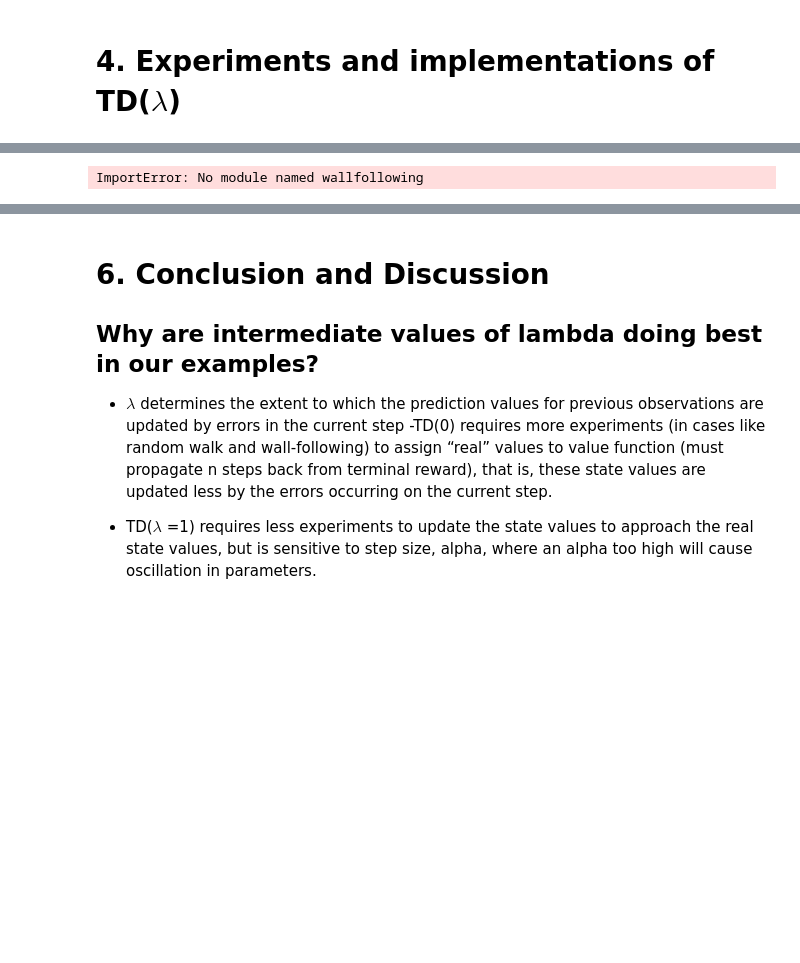
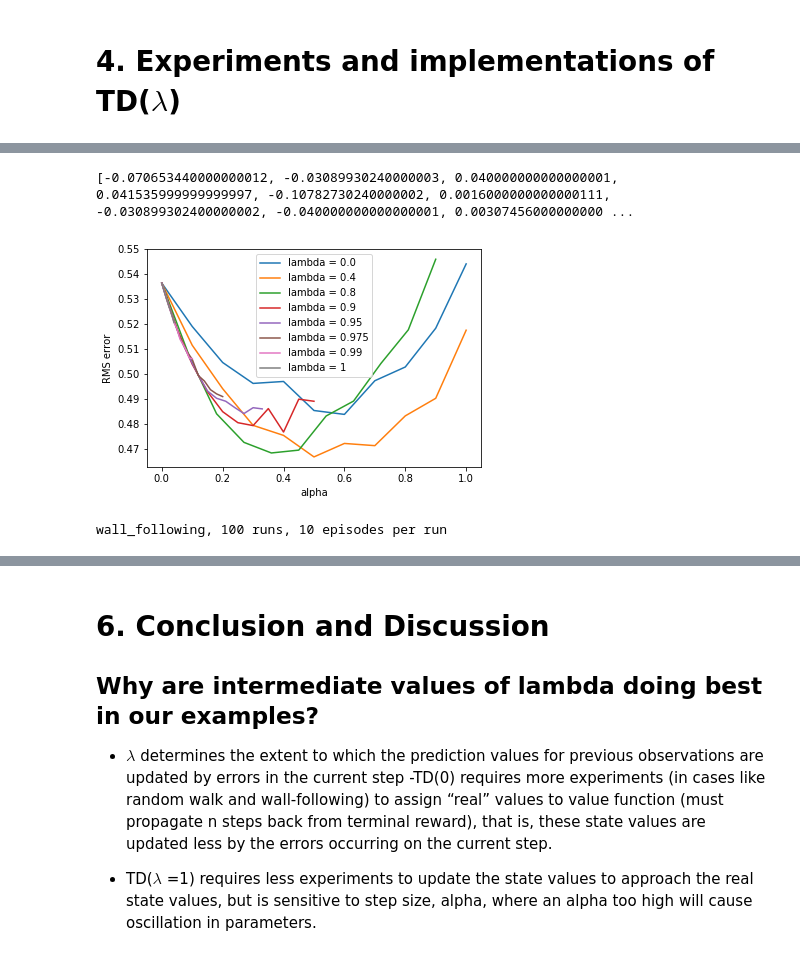
Before and after one commit to rllabmcgill/rlcourse-february-24-dy4242407, a Jupyter notebook: COMP767_assignment_Yue_Ali.ipynb, the cells around one changed output, grey strips where cells are left out. Cells and saved outputs as stored; diff of their text form; code cells hidden in the pictures; blank space fills up the shorter version.

```diff
--- a/COMP767_assignment_Yue_Ali.ipynb
+++ b/COMP767_assignment_Yue_Ali.ipynb
@@ -347,9 +471,7 @@ def wallFollowing(valueFunction):
 
 # lambdas is a series of lambda values
 # alpha are a sequence of step sizes for each lambda
-def RMSResult(TDLambda, runs, lambdas, alphas):
-
-    episodes = 10
+def RMSResult(TDLambda, runs, lambdas, alphas, episodes):
 
     #RMS error
     errors = [np.zeros(len(alphas_)) for alphas_ in alphas]
@@ -358,7 +480,7 @@ def RMSResult(TDLambda, runs, lambdas, alphas):
             for alphaIndex, alpha in zip(range(len(alphas[lambdaIndex])), alphas[lambdaIndex]):
                 valueFunction = TDLambda(Lambda, alpha)
                 for episode in range(episodes):
-                    print('run:', run, 'lambda:', Lambda, 'alpha:', alpha, 'episode:', episode)
+                    #print('run:', run, 'lambda:', Lambda, 'alpha:', alpha, 'episode:', episode)
                     wallFollowing(valueFunction)
                     stateValues = [valueFunction.value(state) for state in states]
                     errors[lambdaIndex][alphaIndex] += np.sqrt(np.mean(np.power(stateValues - bellmanStateValues[0: 24], 2)))
@@ -375,7 +497,7 @@ def RMSResult(TDLambda, runs, lambdas, alphas):
     print (stateValues)
 
 # RMSResult: TD(lambda) algorithm
-def Experiment():
+def Experiment_wall_f(runs, episodes):
     lambdas = [0.0, 0.4, 0.8, 0.9, 0.95, 0.975, 0.99, 1]
     alphas = [np.arange(0, 1.1, 0.1),
               np.arange(0, 1.1, 0.1),
@@ -386,10 +508,12 @@ def Experiment():
               np.arange(0, 0.11, 0.01),
               np.arange(0, 0.044, 0.004)]
 
-    RMSResult(TDLambda, 100, lambdas, alphas)
-
-Experiment()
-plt.show()
-print ("wall_following, 100 runs, 10 episodes per run")
+    RMSResult(TDLambda, runs, lambdas, alphas, episodes)
-# %% [output]
-ImportError: No module named wallfollowing
+# %%
+Experiment_wall_f(100, 10)
+plt.show()
+print ("wall_following, 100 runs, 10 episodes per run")
+# %% [output]
+[-0.070653440000000012, -0.03089930240000003, 0.040000000000000001, 0.041535999999999997, -0.10782730240000002, 0.0016000000000000111, -0.030899302400000002, -0.040000000000000001, 0.00307456000000000 ...
+[figure, added]
+wall_following, 100 runs, 10 episodes per run
```
Also changed, not shown: parts of 9 cells of this notebook, 6 other files.
